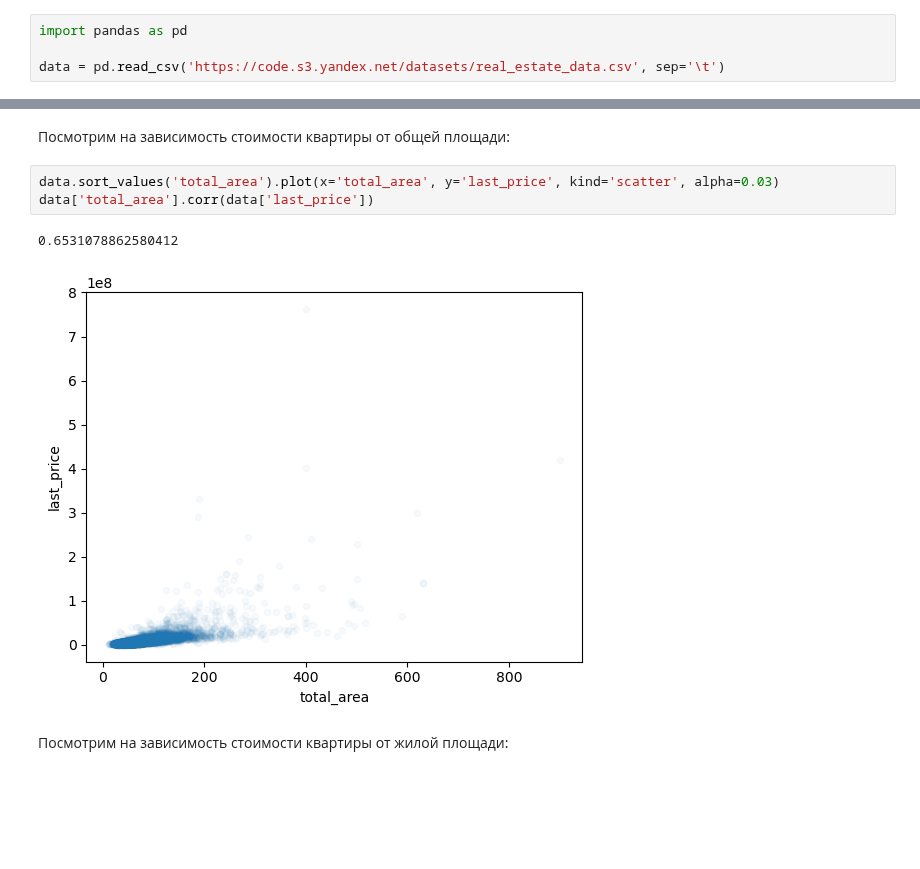
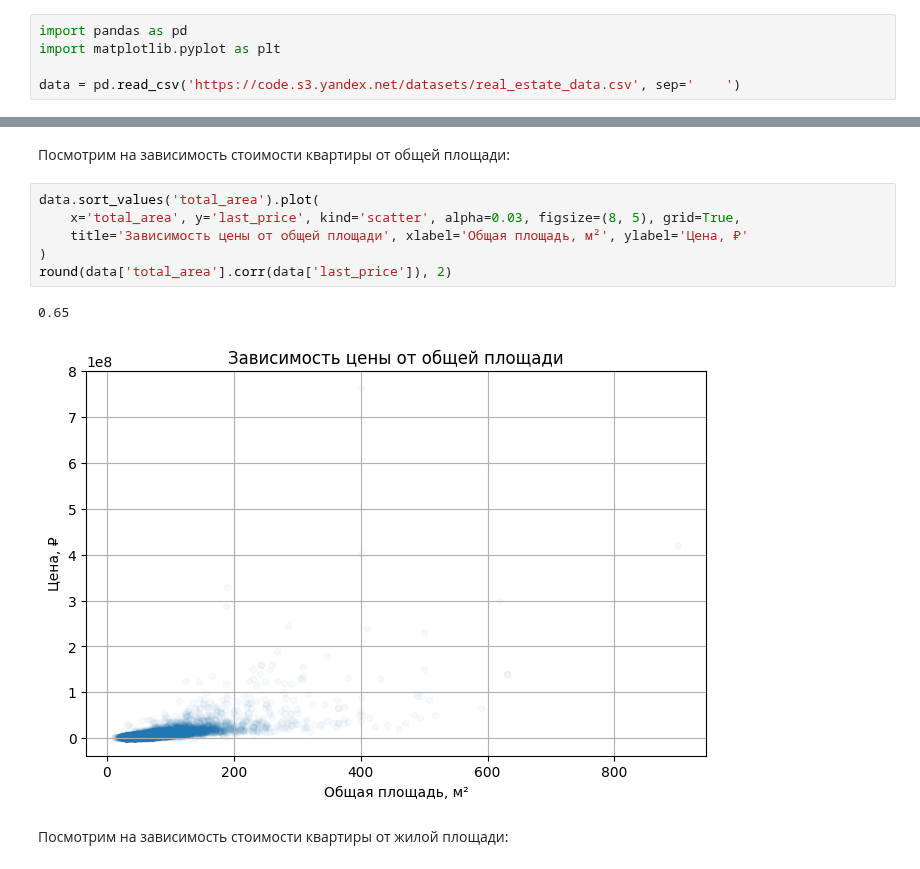
Before and after one commit to andrewsalmin/practicum-data-analysis, a Jupyter notebook: notebooks/saint-petersburg-real-estate.ipynb, the cells around one changed output, grey strips where cells are left out. Cells and saved outputs as stored; diff of their text form; blank space fills up the shorter version.

```diff
--- a/notebooks/saint-petersburg-real-estate.ipynb
+++ b/notebooks/saint-petersburg-real-estate.ipynb
@@ -23,8 +23,9 @@
 ## Изучение общей информации
 # %%
 import pandas as pd
+import matplotlib.pyplot as plt
 
-data = pd.read_csv('https://code.s3.yandex.net/datasets/real_estate_data.csv', sep='\t')
+data = pd.read_csv('https://code.s3.yandex.net/datasets/real_estate_data.csv', sep='	')
 # %% [markdown]
 Посмотрим на общую информацию о данных:
 # %%
@@ -572,11 +586,14 @@ Name: days_exposition, dtype: float64
 # %% [markdown]
 Посмотрим на зависимость стоимости квартиры от общей площади:
 # %%
-data.sort_values('total_area').plot(x='total_area', y='last_price', kind='scatter', alpha=0.03)
-data['total_area'].corr(data['last_price'])
+data.sort_values('total_area').plot(
+    x='total_area', y='last_price', kind='scatter', alpha=0.03, figsize=(8, 5), grid=True,
+    title='Зависимость цены от общей площади', xlabel='Общая площадь, м²', ylabel='Цена, ₽'
+)
+round(data['total_area'].corr(data['last_price']), 2)
 # %% [output]
-0.6531078862580412
+0.65
-[figure, old version]
+[figure, new version]
 # %% [markdown]
 Посмотрим на зависимость стоимости квартиры от жилой площади:
 # %%
```
Also changed, not shown: parts of 29 cells of this notebook, 2 other files.
